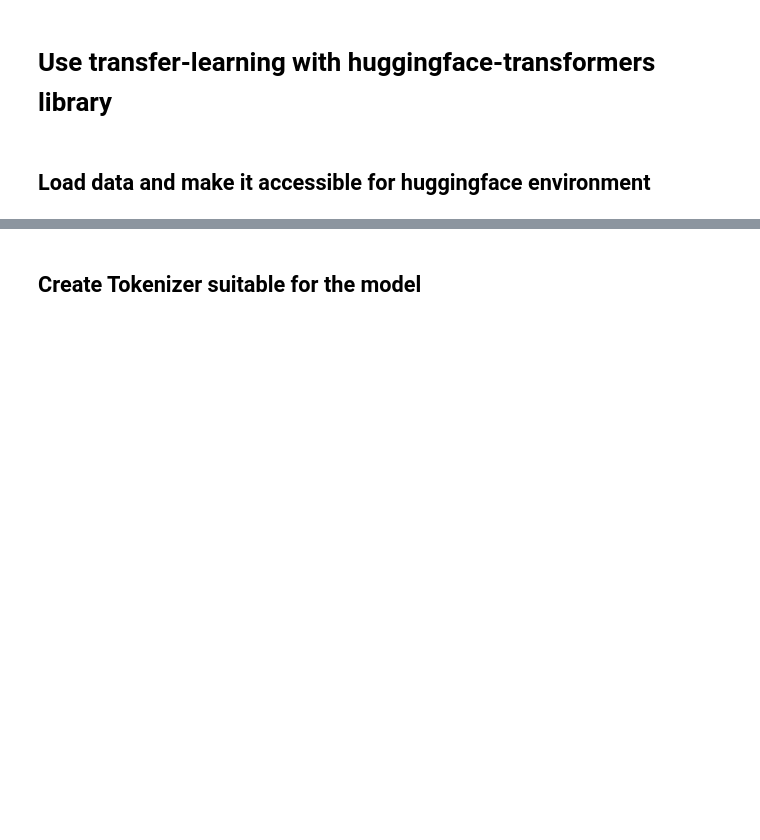
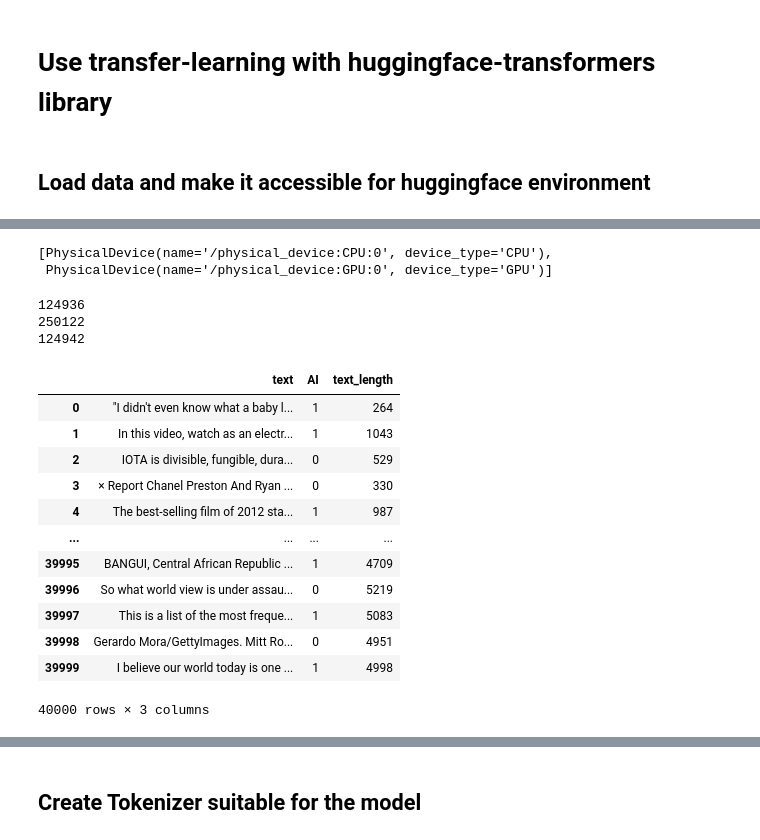
Before and after one commit to michafdlr/AI_written_text_identifier, a Jupyter notebook: notebooks/RoBERTa_Michael_F.ipynb, the cells around one changed output, grey strips where cells are left out. Saved outputs shown, nothing was run; the diff lists cells and outputs as text; code cells hidden in the pictures; blank space fills up the shorter version.

```diff
--- a/notebooks/RoBERTa_Michael_F.ipynb
+++ b/notebooks/RoBERTa_Michael_F.ipynb
@@ -16,11 +23,49 @@ import torch
+# %%
+tf.config.list_physical_devices()
+# %% [output]
+[PhysicalDevice(name='/physical_device:CPU:0', device_type='CPU'),
+ PhysicalDevice(name='/physical_device:GPU:0', device_type='GPU')]
 # %%
 data = load_data()
 # %%
-train, val, test = data["train"], data["valid"], data["test"]
+train, val, test = (data["train"].reset_index(drop=True),
+                    data["valid"].reset_index(drop=True),
+                    data["test"].reset_index(drop=True))
 
 def remove_newline(text: str) -> str:
     return text.replace("\n", " ")
 
+
 for df in [train, val, test]:
     df["text"] = df["text"].apply(remove_newline)
+    df["text_length"] = df['text'].apply(len)
+# %%
+train_small, train_medium, train_long = divide_frame(train)
+# %%
+for df in [train_small, train_medium, train_long]:
+    print(df.shape[0])
+
+train_sample = pd.concat([train_small.sample(10_000, random_state=1),
+                          train_medium.sample(20_000, random_state=1),
+                          train_long.sample(10_000, random_state=1)]).reset_index(drop=True)
+# %% [output]
+124936
+250122
+124942
+# %%
+train_sample
+# %% [output]
+|  | text | AI | text_length |
+| 0 | "I didn't even know what a baby l... | 1 | 264 |
+| 1 | In this video, watch as an electr... | 1 | 1043 |
+| 2 | IOTA is divisible, fungible, dura... | 0 | 529 |
+| 3 | × Report Chanel Preston And Ryan ... | 0 | 330 |
+| 4 | The best-selling film of 2012 sta... | 1 | 987 |
+| ... | ... | ... | ... |
+| 39995 | BANGUI, Central African Republic ... | 1 | 4709 |
+| 39996 | So what world view is under assau... | 0 | 5219 |
+| 39997 | This is a list of the most freque... | 1 | 5083 |
+| 39998 | Gerardo Mora/GettyImages. Mitt Ro... | 0 | 4951 |
+| 39999 | I believe our world today is one ... | 1 | 4998 |
+40000 rows × 3 columns
 # %%
```
Also changed, not shown: parts of 37 cells of this notebook, 2 other files.
